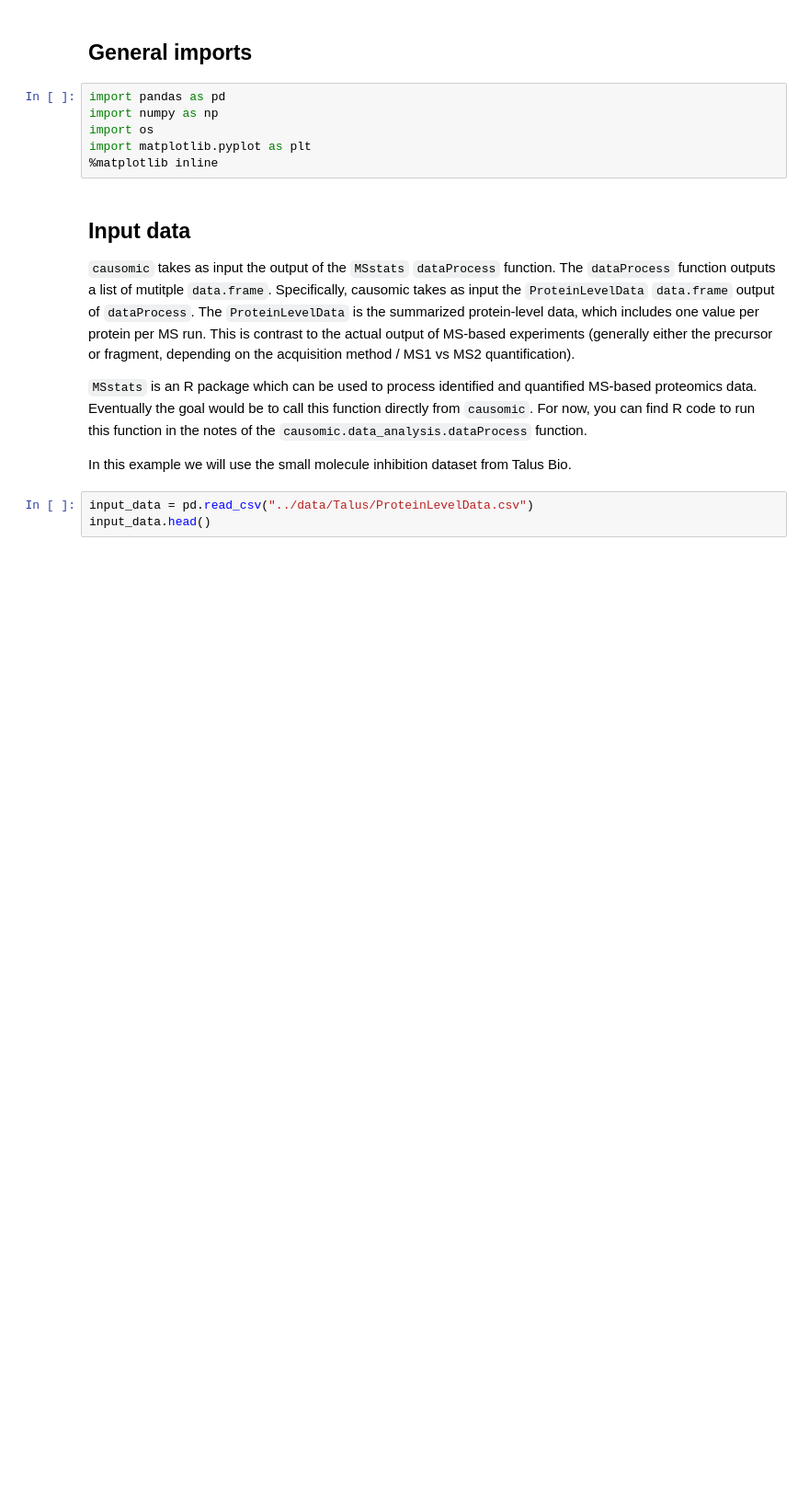
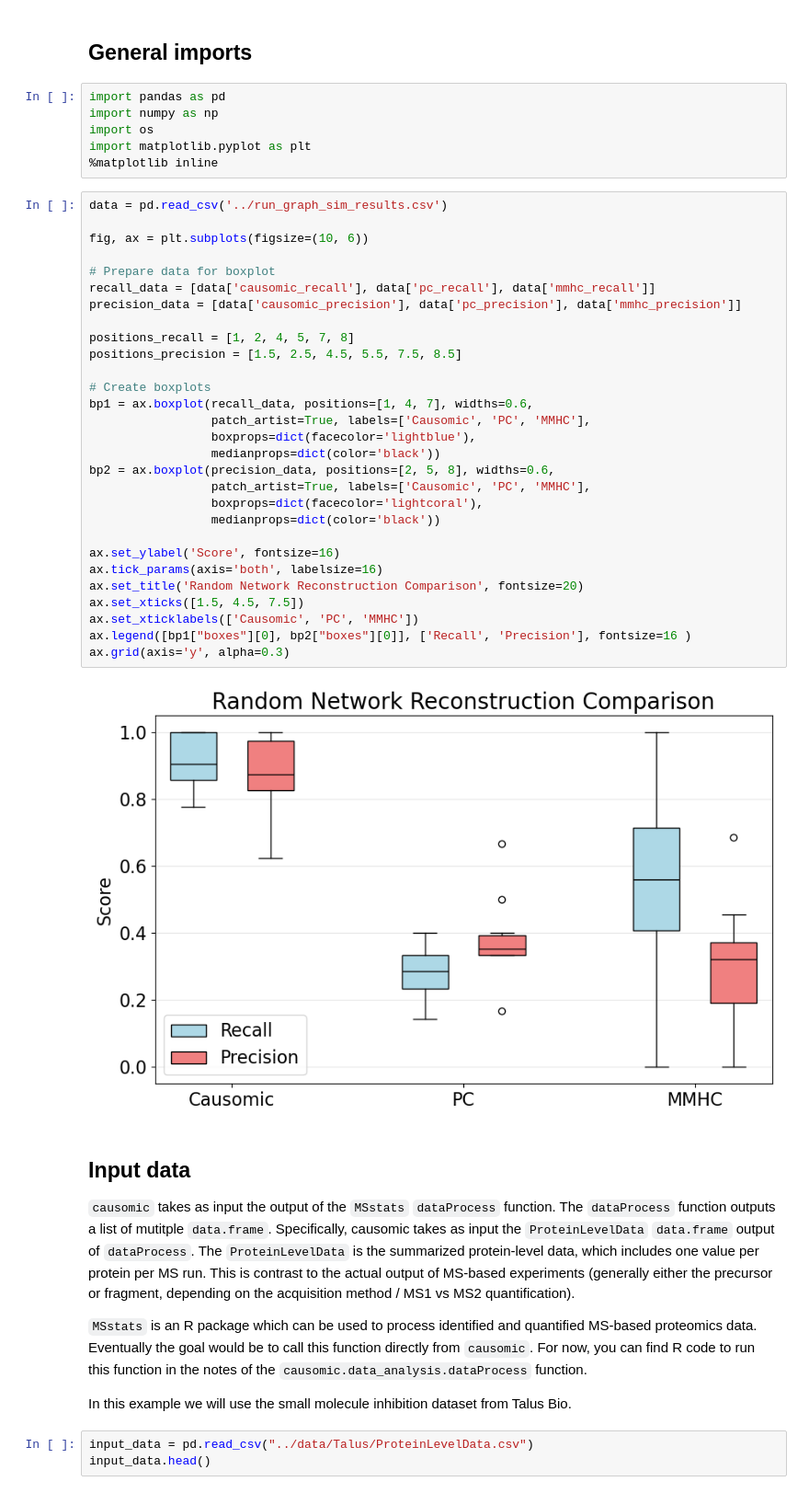
Before and after one commit to Vitek-Lab/Causomic, a Jupyter notebook: vignettes/user_manual.ipynb, the cells around one changed output. Shown at 92% size. Drawn from its saved outputs; the diff is of its cells as text; blank space fills up the shorter version.

```diff
--- a/vignettes/user_manual.ipynb
+++ b/vignettes/user_manual.ipynb
@@ -14,6 +14,37 @@ import numpy as np
 import os
 import matplotlib.pyplot as plt
 %matplotlib inline
+# %%
+data = pd.read_csv('../run_graph_sim_results.csv')
+
+fig, ax = plt.subplots(figsize=(10, 6))
+
+# Prepare data for boxplot
+recall_data = [data['causomic_recall'], data['pc_recall'], data['mmhc_recall']]
+precision_data = [data['causomic_precision'], data['pc_precision'], data['mmhc_precision']]
+
+positions_recall = [1, 2, 4, 5, 7, 8]
+positions_precision = [1.5, 2.5, 4.5, 5.5, 7.5, 8.5]
+
+# Create boxplots
+bp1 = ax.boxplot(recall_data, positions=[1, 4, 7], widths=0.6,
+                 patch_artist=True, labels=['Causomic', 'PC', 'MMHC'],
+                 boxprops=dict(facecolor='lightblue'),
+                 medianprops=dict(color='black'))
+bp2 = ax.boxplot(precision_data, positions=[2, 5, 8], widths=0.6,
+                 patch_artist=True, labels=['Causomic', 'PC', 'MMHC'],
+                 boxprops=dict(facecolor='lightcoral'),
+                 medianprops=dict(color='black'))
+
+ax.set_ylabel('Score', fontsize=16)
+ax.tick_params(axis='both', labelsize=16)
+ax.set_title('Random Network Reconstruction Comparison', fontsize=20)
+ax.set_xticks([1.5, 4.5, 7.5])
+ax.set_xticklabels(['Causomic', 'PC', 'MMHC'])
+ax.legend([bp1["boxes"][0], bp2["boxes"][0]], ['Recall', 'Precision'], fontsize=16 )
+ax.grid(axis='y', alpha=0.3)
+# %% [output]
+[figure, added]
 # %% [markdown]
 ## Input data
 
```
Also changed, not shown: 16 other files.
